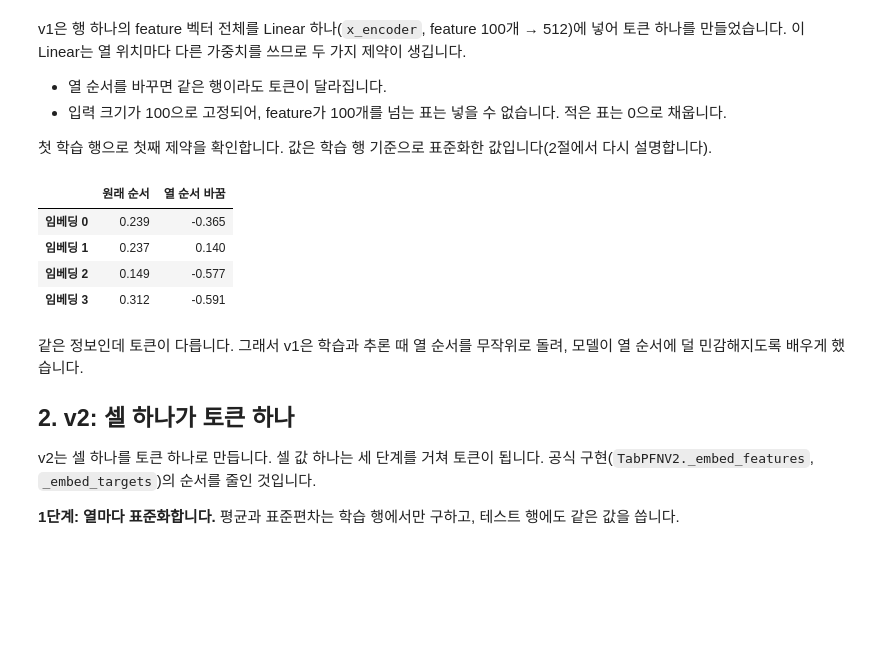
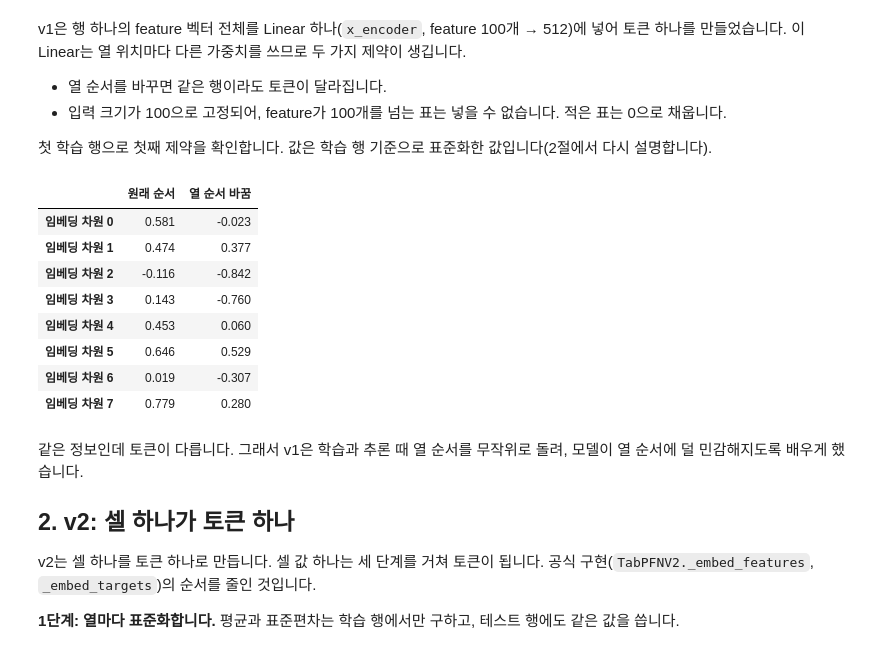
Before and after one commit to Aiden-Jeon/minipfn, a Jupyter notebook: notebooks/03_tabpfn_v2/01_two_way_attention_primer.ipynb, the cells around one changed output. Cells and saved outputs as stored; diff of their text form; code cells hidden in the pictures; blank space fills up the shorter version.

```diff
--- a/notebooks/03_tabpfn_v2/01_two_way_attention_primer.ipynb
+++ b/notebooks/03_tabpfn_v2/01_two_way_attention_primer.ipynb
@@ -79,25 +79,29 @@ v1은 행 하나의 feature 벡터 전체를 Linear 하나(`x_encoder`, feature
 # %%
 features = fruit[["무게(g)", "당도(brix)"]].to_numpy(dtype=float)
 z = (features - features[:n_train].mean(axis=0)) / features[:n_train].std(axis=0)
 
 torch.manual_seed(0)
-v1_encoder = nn.Linear(2, 4)  # v1의 x_encoder를 줄인 것: feature 2개 → 임베딩 4
+v1_encoder = nn.Linear(2, 8)  # v1의 x_encoder를 줄인 것: feature 2개 → 8차원 임베딩
 
 row = torch.tensor(z[0], dtype=torch.float32)  # 첫 학습 행 (무게, 당도)
 swapped = row.flip(0)  # 같은 행의 열 순서만 바꾼 것 (당도, 무게)
 with torch.no_grad():
     display(
         pd.DataFrame(
             {"원래 순서": v1_encoder(row).numpy(), "열 순서 바꿈": v1_encoder(swapped).numpy()},
-            index=[f"임베딩 {i}" for i in range(4)],
+            index=[f"임베딩 차원 {i}" for i in range(8)],
         ).round(3)
     )
 # %% [output]
 |  | 원래 순서 | 열 순서 바꿈 |
-| 임베딩 0 | 0.239 | -0.365 |
-| 임베딩 1 | 0.237 | 0.140 |
-| 임베딩 2 | 0.149 | -0.577 |
-| 임베딩 3 | 0.312 | -0.591 |
+| 임베딩 차원 0 | 0.581 | -0.023 |
+| 임베딩 차원 1 | 0.474 | 0.377 |
+| 임베딩 차원 2 | -0.116 | -0.842 |
+| 임베딩 차원 3 | 0.143 | -0.760 |
+| 임베딩 차원 4 | 0.453 | 0.060 |
+| 임베딩 차원 5 | 0.646 | 0.529 |
+| 임베딩 차원 6 | 0.019 | -0.307 |
+| 임베딩 차원 7 | 0.779 | 0.280 |
 # %% [markdown]
 같은 정보인데 토큰이 다릅니다. 그래서 v1은 학습과 추론 때 열 순서를 무작위로 돌려, 모델이 열 순서에 덜 민감해지도록 배우게 했습니다.
 
```
Also changed, not shown: parts of 10 cells of this notebook.
